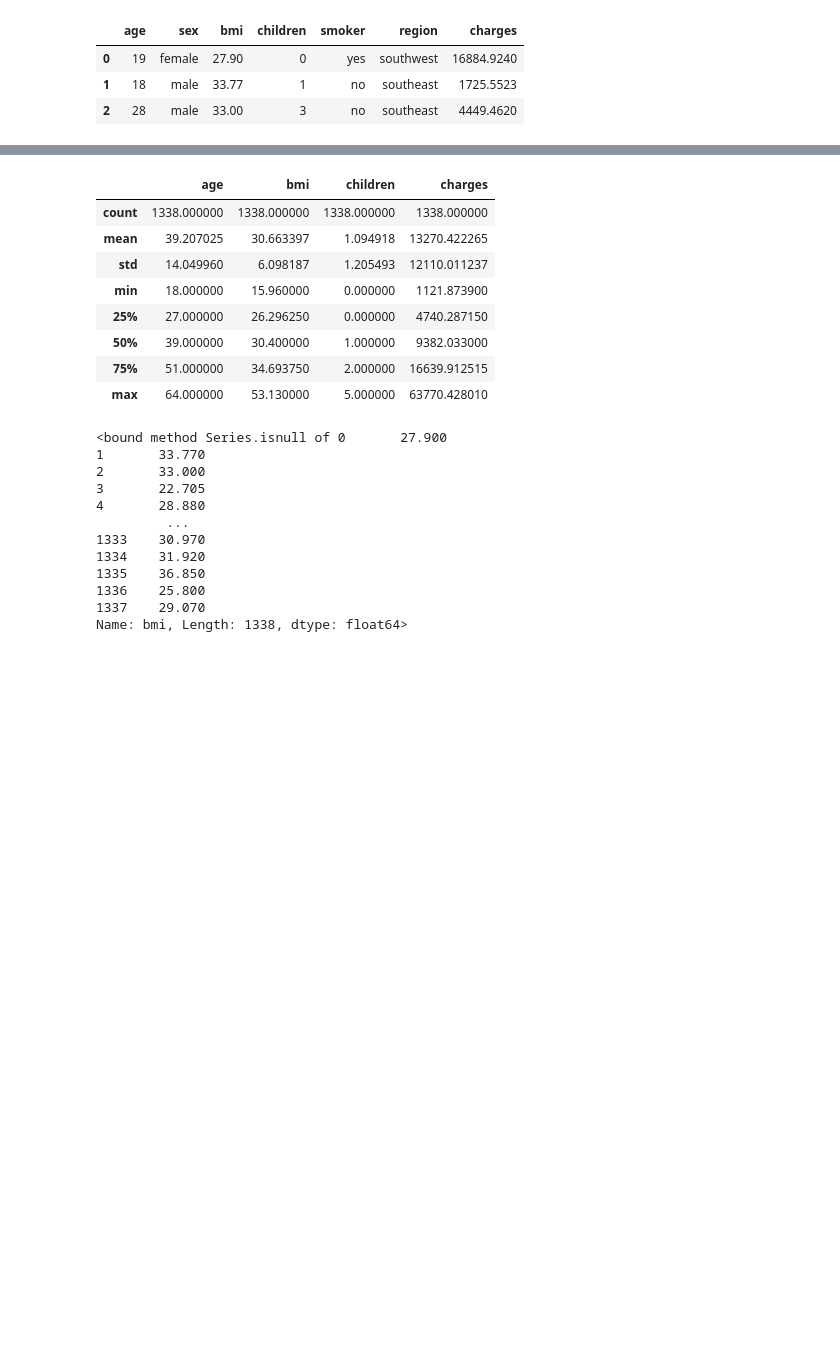
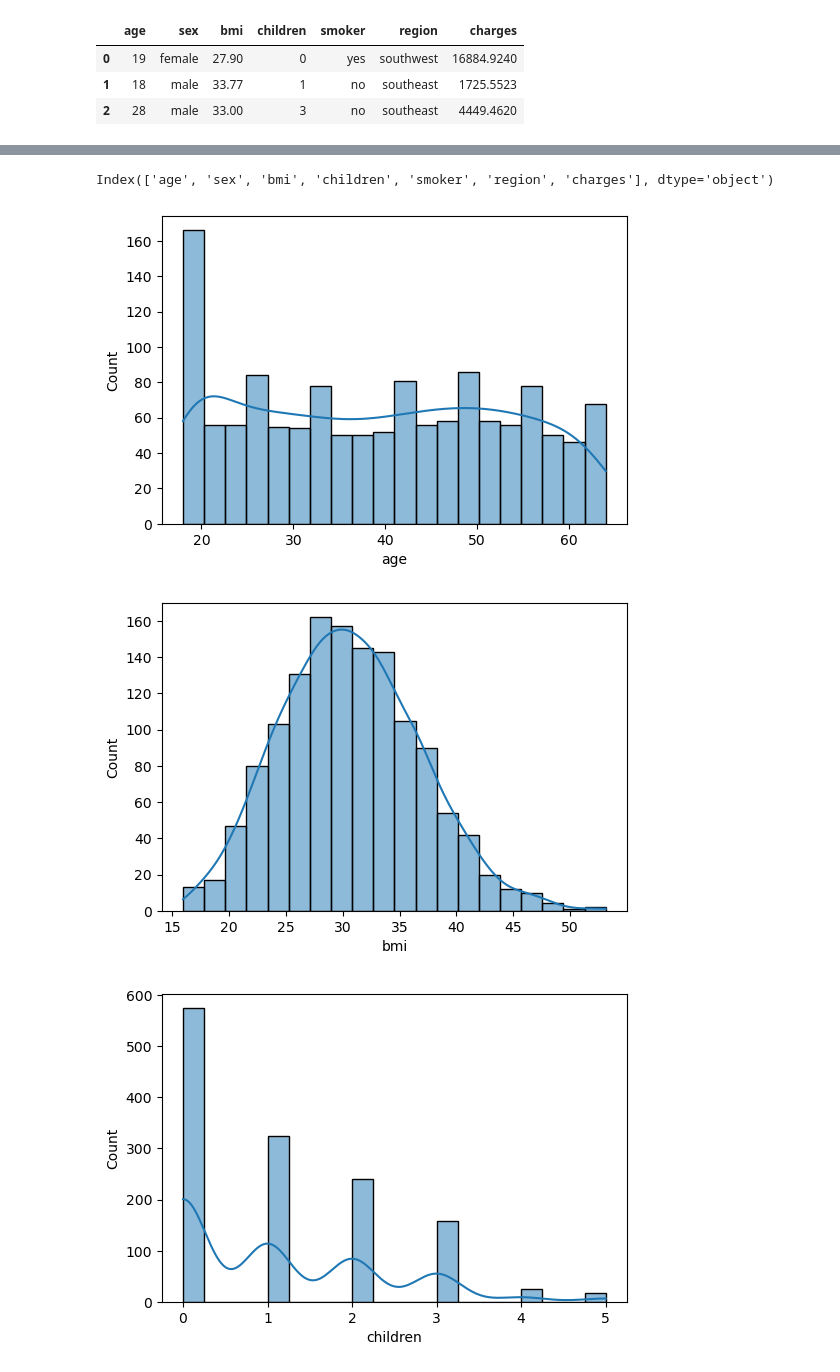
Before and after one commit to Dhananjay787500/Brainstorm-Bytes, a Jupyter notebook: Insurance_EDA.ipynb, the cells around one changed output, grey strips where cells are left out. Cells and saved outputs as stored; diff of their text form; code cells hidden in the pictures; blank space fills up the shorter version.

```diff
--- a/Insurance_EDA.ipynb
+++ b/Insurance_EDA.ipynb
@@ -42,27 +64,14 @@ Rows:1338 and Columns:7
 # %%
-df.describe()
+df.columns
 # %% [output]
-|  | age | bmi | children | charges |
-| count | 1338.000000 | 1338.000000 | 1338.000000 | 1338.000000 |
-| mean | 39.207025 | 30.663397 | 1.094918 | 13270.422265 |
-| std | 14.049960 | 6.098187 | 1.205493 | 12110.011237 |
-| min | 18.000000 | 15.960000 | 0.000000 | 1121.873900 |
-| 25% | 27.000000 | 26.296250 | 0.000000 | 4740.287150 |
-| 50% | 39.000000 | 30.400000 | 1.000000 | 9382.033000 |
-| 75% | 51.000000 | 34.693750 | 2.000000 | 16639.912515 |
-| max | 64.000000 | 53.130000 | 5.000000 | 63770.428010 |
+Index(['age', 'sex', 'bmi', 'children', 'smoker', 'region', 'charges'], dtype='object')
 # %%
-df['bmi'].isnull
+# analyzing distribution using histogram
+numeric_columns = ['age', 'bmi', 'children', 'charges']
+for i in numeric_columns:
+    plt.figure(figsize=(6, 4))
+    sns.histplot(df[i], kde = True, bins= 20)
 # %% [output]
-<bound method Series.isnull of 0       27.900
-1       33.770
-2       33.000
-3       22.705
-4       28.880
-         ...
-1333    30.970
-1334    31.920
-1335    36.850
-1336    25.800
-1337    29.070
-Name: bmi, Length: 1338, dtype: float64>
+[figure, added]
+[figure, added]
+[figure, added]
```
Also changed, not shown: parts of 24 cells of this notebook, 1 other file.
